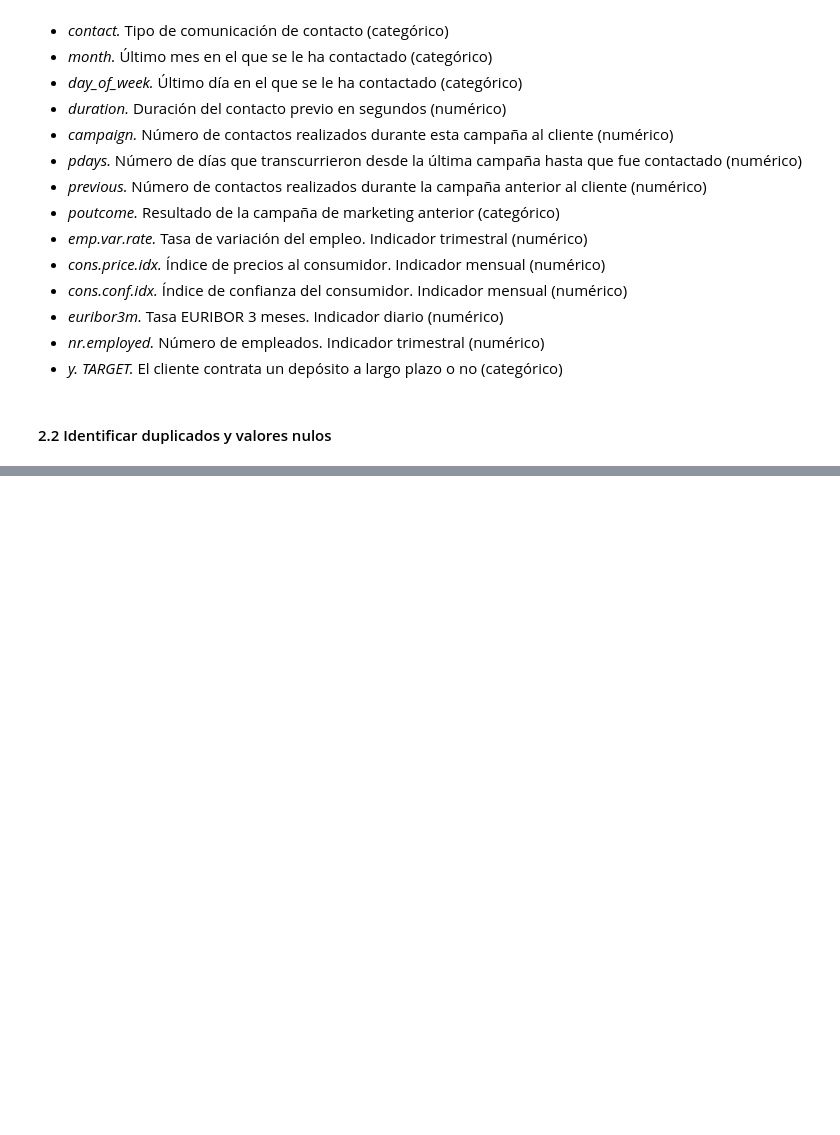
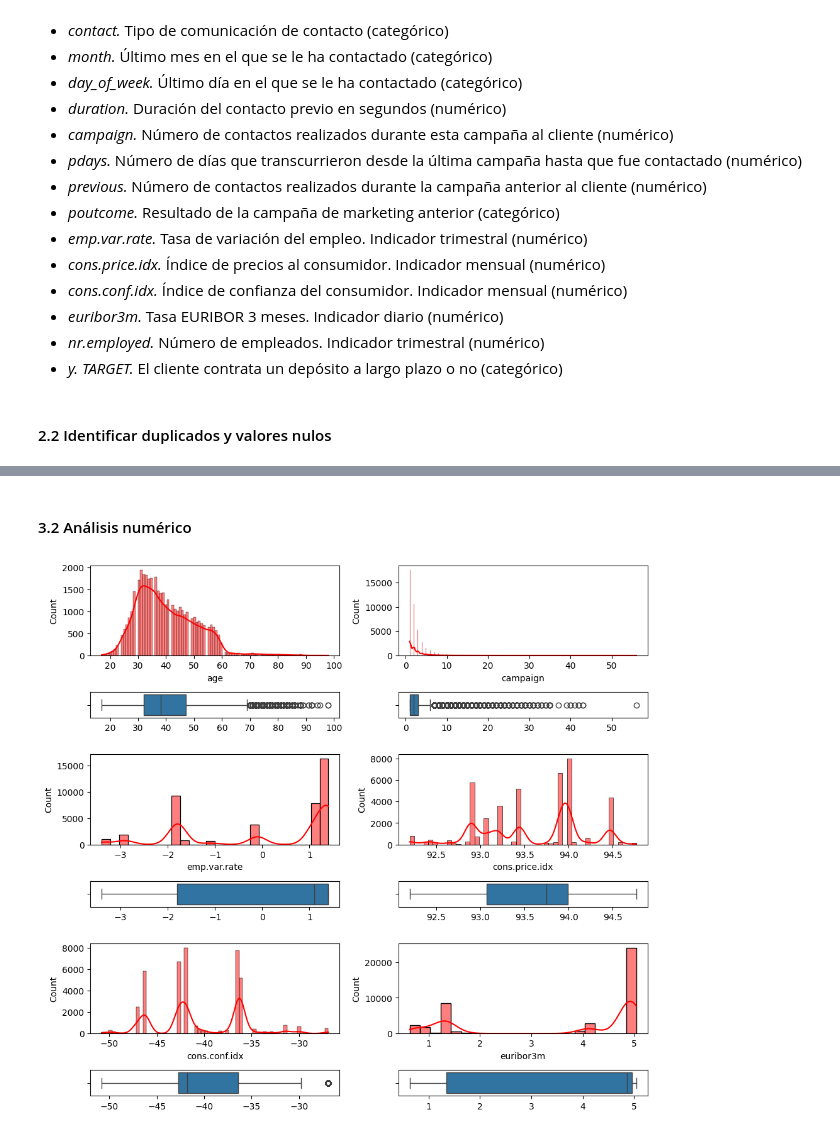
Before and after one commit to 4GeeksAcademy/ivandla96-Proyecto-Regresion-Logistica, a Jupyter notebook: src/explore.ipynb, the cells around one changed output, grey strips where cells are left out. Drawn from its saved outputs; the diff is of its cells as text; code cells hidden in the pictures; blank space fills up the shorter version.

```diff
--- a/src/explore.ipynb
+++ b/src/explore.ipynb
@@ -101,0 +193,32 @@ memory usage: 321.9+ KB
+# %% [markdown]
+#### 3.2 Análisis numérico
+# %%
+fig, axis = plt.subplots(8, 2, figsize=(10, 12), gridspec_kw={'height_ratios': [7, 2, 7, 2, 7, 2, 7, 2]})
+
+sns.histplot(ax = axis[0,0], data = total_data, x = 'age', kde=True, color = 'red')
+sns.boxplot(ax = axis[1,0], data = total_data, x='age').set(xlabel = None)
+
+sns.histplot(ax = axis[0,1], data = total_data, x = 'campaign', kde = True, color = 'red')
+sns.boxplot(ax = axis[1,1], data = total_data, x='campaign').set(xlabel = None)
+
+sns.histplot(ax = axis[2,0], data = total_data, x = 'emp.var.rate', kde = True, color = 'red')
+sns.boxplot(ax = axis[3,0], data = total_data, x='emp.var.rate').set(xlabel = None)
+
+sns.histplot(ax = axis[2,1], data = total_data, x = 'cons.price.idx', kde = True, color = 'red')
+sns.boxplot(ax = axis[3,1], data = total_data, x='cons.price.idx').set(xlabel = None)
+
+sns.histplot(ax = axis[4, 0], data = total_data, x = 'cons.conf.idx', kde = True, color = 'red')
+sns.boxplot(ax = axis[5,0], data = total_data, x='cons.conf.idx').set(xlabel = None)
+
+sns.histplot(ax = axis[4,1], data = total_data, x = 'euribor3m', kde = True, color = 'red')
+sns.boxplot(ax = axis[5,1], data = total_data, x='euribor3m').set(xlabel = None)
+
+plt.tight_layout()
+fig.delaxes(axis[6,0])
+fig.delaxes(axis[6,1])
+fig.delaxes(axis[7,0])
+fig.delaxes(axis[7,1])
+
+plt.show()
+# %% [output]
+[figure, added]
```
Also changed, not shown: parts of 12 cells of this notebook.
